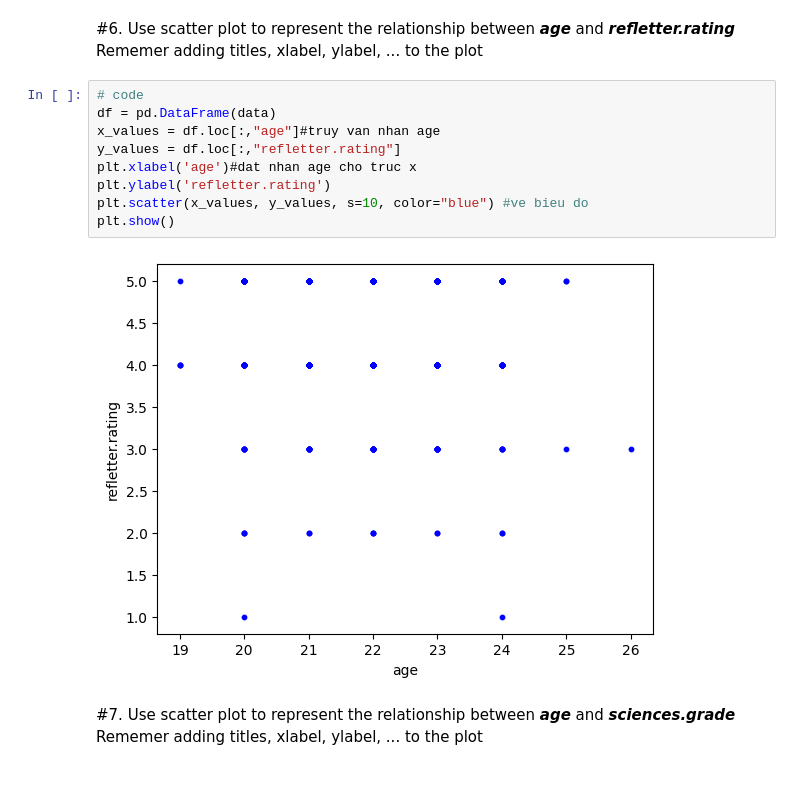
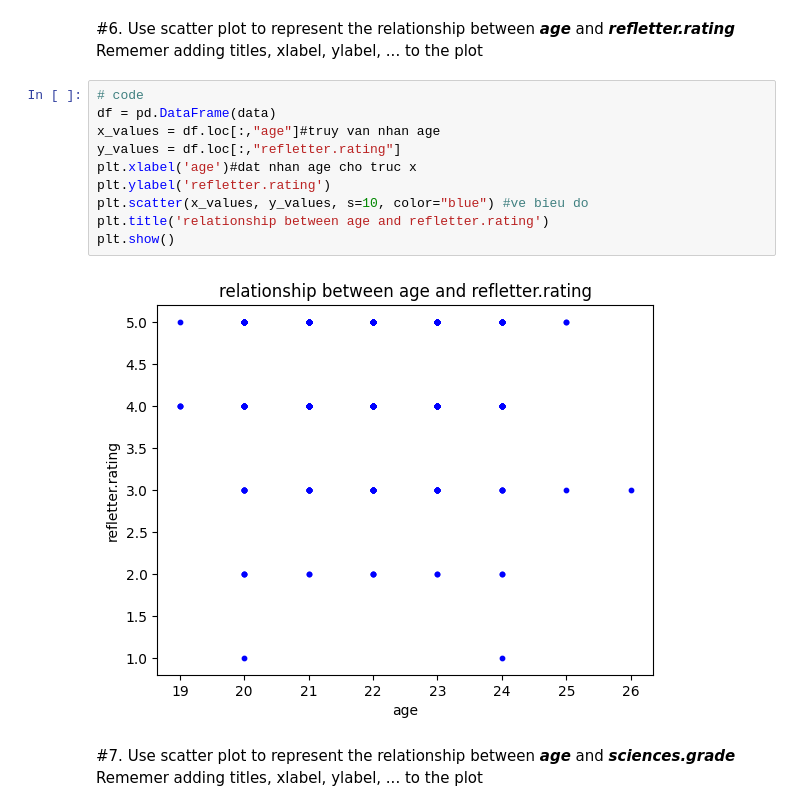
Before and after one commit to tranquangvu2003/Lab_ML_2024, a Jupyter notebook: Lab_2_21130615_TranQuangVu.ipynb, the cells around one changed output. Cells and saved outputs as stored; diff of their text form; blank space fills up the shorter version.

```diff
--- a/Lab_2_21130615_TranQuangVu.ipynb
+++ b/Lab_2_21130615_TranQuangVu.ipynb
@@ -91,14 +91,15 @@ Rememer adding titles, xlabel, ylabel, ... to the plot
 # %%
 # code
 df = pd.DataFrame(data)
 x_values = df.loc[:,"age"]#truy van nhan age
 y_values = df.loc[:,"refletter.rating"]
 plt.xlabel('age')#dat nhan age cho truc x
 plt.ylabel('refletter.rating')
 plt.scatter(x_values, y_values, s=10, color="blue") #ve bieu do
+plt.title('relationship between age and refletter.rating')
 plt.show()
 # %% [output]
-[figure, old version]
+[figure, new version]
 # %% [markdown]
 #7. Use scatter plot to represent the relationship between ***age*** and ***sciences.grade***
 Rememer adding titles, xlabel, ylabel, ... to the plot
```
Also changed, not shown: parts of 3 cells of this notebook.
